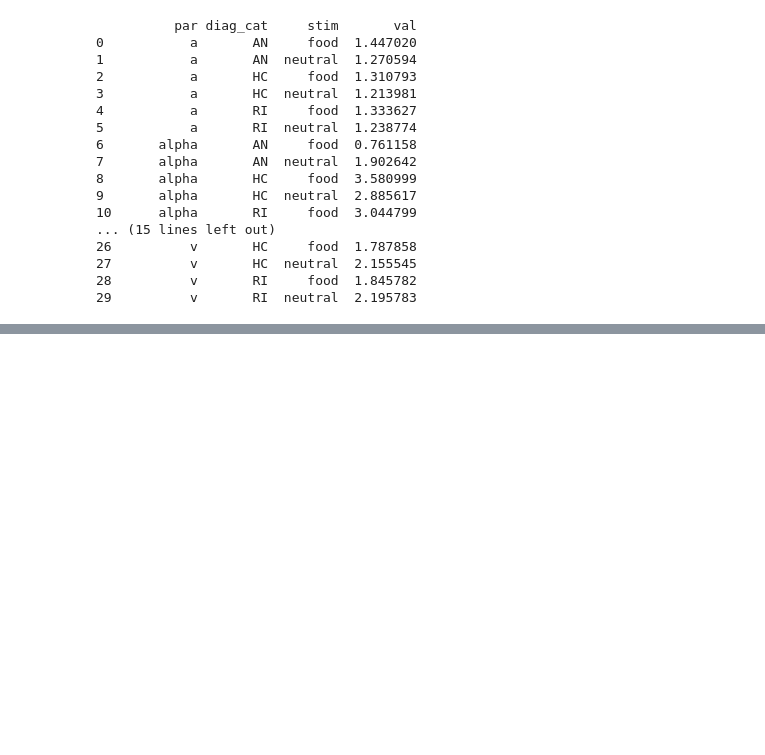
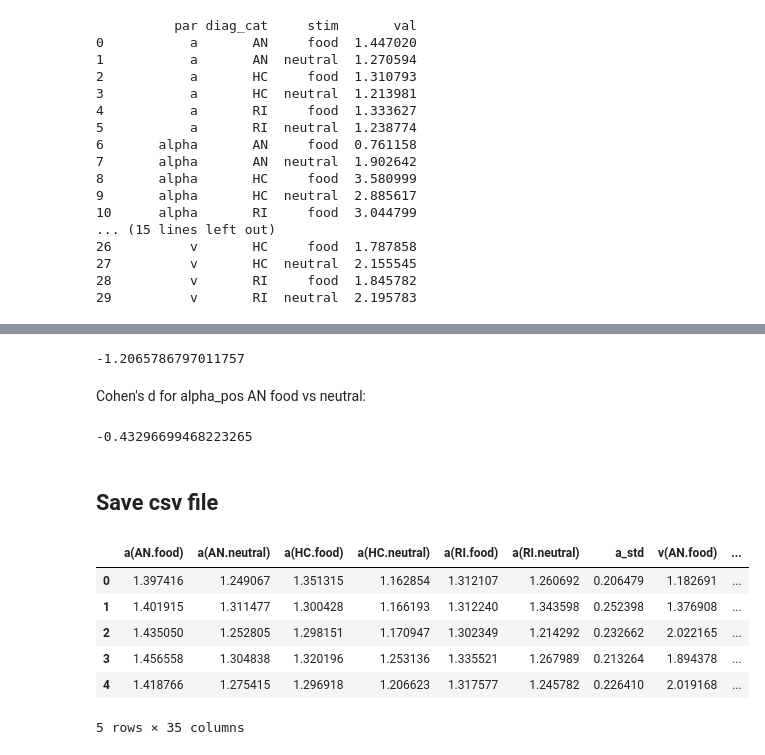
Before and after one commit to ccaudek/eating_disorders_23, a Jupyter notebook: src/python/PRL/01_get_hddmrl_params/50_params_analyses.ipynb, the cells around one changed output, grey strips where cells are left out. Cells and saved outputs as stored; diff of their text form; code cells hidden in the pictures; blank space fills up the shorter version.

```diff
--- a/src/python/PRL/01_get_hddmrl_params/50_params_analyses.ipynb
+++ b/src/python/PRL/01_get_hddmrl_params/50_params_analyses.ipynb
@@ -123 +162,13 @@ print(mean_df)
+# %%
+(-1.838 - 1.04) / np.sqrt((2.42**2 + 2.35**2)/2)
+# %% [output]
+-1.2065786797011757
+# %% [markdown]
+Cohen's d for alpha_pos AN food vs neutral:
+# %%
+(0.761158 - 1.902642) / np.sqrt((2.851639**2 + 2.402**2)/2)
+# %% [output]
+-0.43296699468223265
+# %% [markdown]
+## Save csv file
 # %%
@@ -126,2 +186,14 @@ merged_df.to_csv(
     index=False,
 )
+# %%
+d = pd.read_csv("ddm/ddm_grptrcs.csv")
+d = d.drop(d.columns[0], axis=1)
+d.head()
+# %% [output]
+|  | a(AN.food) | a(AN.neutral) | a(HC.food) | a(HC.neutral) | a(RI.food) | a(RI.neutral) | a_std | v(AN.food) | ... |
+| 0 | 1.397416 | 1.249067 | 1.351315 | 1.162854 | 1.312107 | 1.260692 | 0.206479 | 1.182691 | ... |
+| 1 | 1.401915 | 1.311477 | 1.300428 | 1.166193 | 1.312240 | 1.343598 | 0.252398 | 1.376908 | ... |
+| 2 | 1.435050 | 1.252805 | 1.298151 | 1.170947 | 1.302349 | 1.214292 | 0.232662 | 2.022165 | ... |
+| 3 | 1.456558 | 1.304838 | 1.320196 | 1.253136 | 1.335521 | 1.267989 | 0.213264 | 1.894378 | ... |
+| 4 | 1.418766 | 1.275415 | 1.296918 | 1.206623 | 1.317577 | 1.245782 | 0.226410 | 2.019168 | ... |
+5 rows × 35 columns
```
Also changed, not shown: parts of 10 cells of this notebook, 14 other files.
